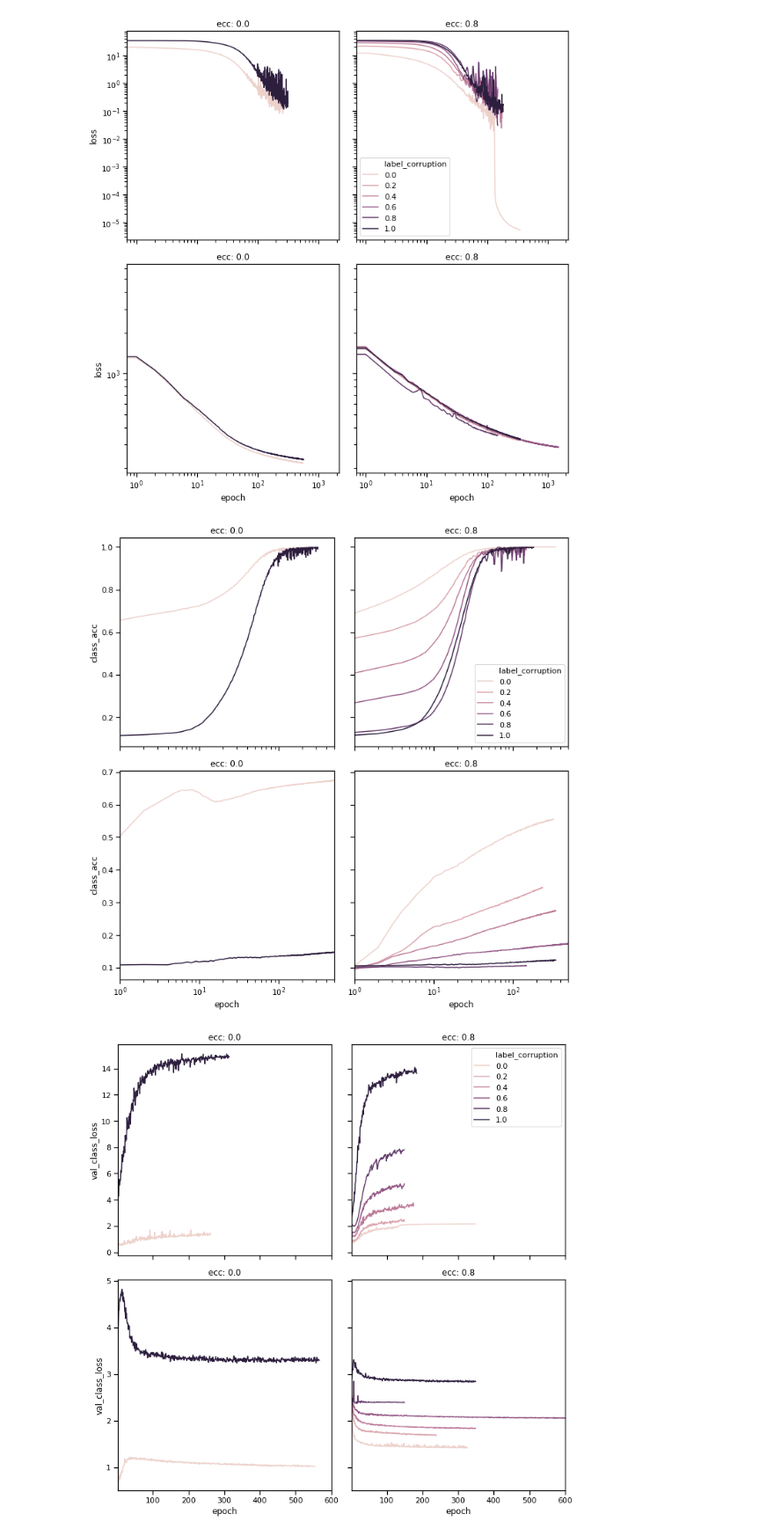
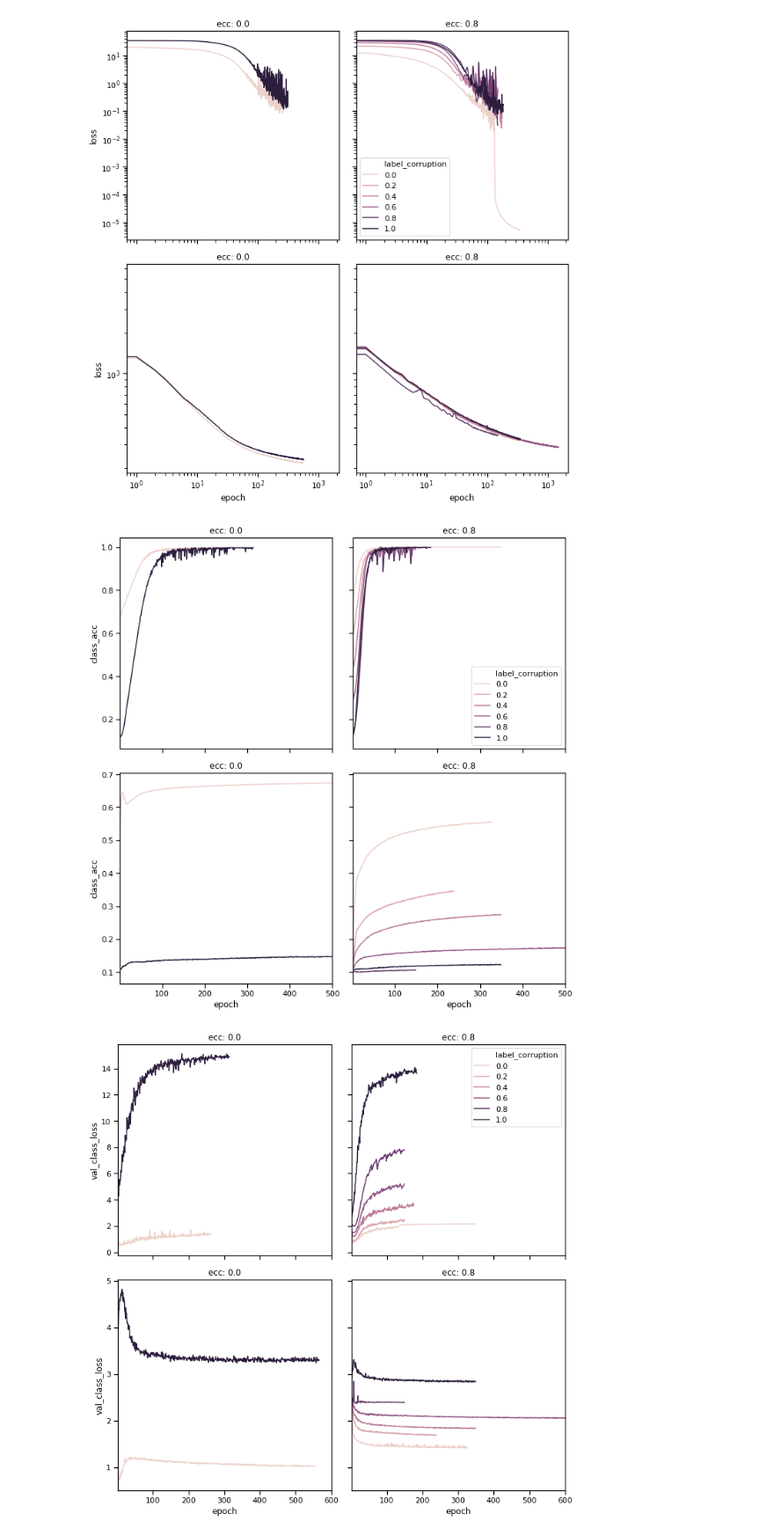
Before and after one commit to elijahc/vae, a Jupyter notebook: notebooks/corrupted_labels_small_z.ipynb, the cells around one changed output. Shown at 88% size. Cells and saved outputs as stored; diff of their text form; code cells hidden in the pictures.

```diff
--- a/notebooks/corrupted_labels_small_z.ipynb
+++ b/notebooks/corrupted_labels_small_z.ipynb
@@ -269,12 +272,12 @@ fig = recon_ecc_grid(metric='loss',sharey='row',
 # %%
 fig = recon_ecc_grid(metric='class_acc',sharey='row',
                      subplot_kw={
 #                          'yscale':'log',
-                         'xscale':'log',
+#                          'xscale':'log',
                          'xlim':(1,500)
                      })
 # %% [output]
-[figure, old version]
+[figure, new version]
 # %%
 sns.set_context('notebook')
 fig = recon_ecc_grid(metric='val_class_loss',sharey='row',
```
Also changed, not shown: parts of 6 cells of this notebook, 7 other files.
